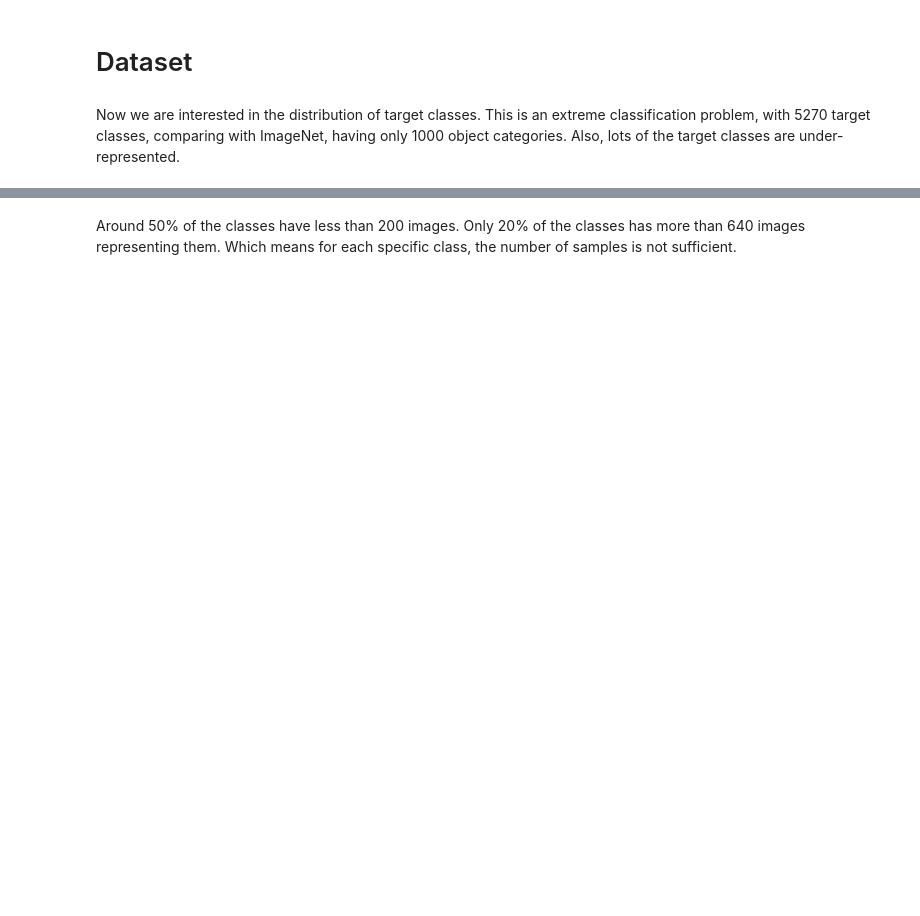
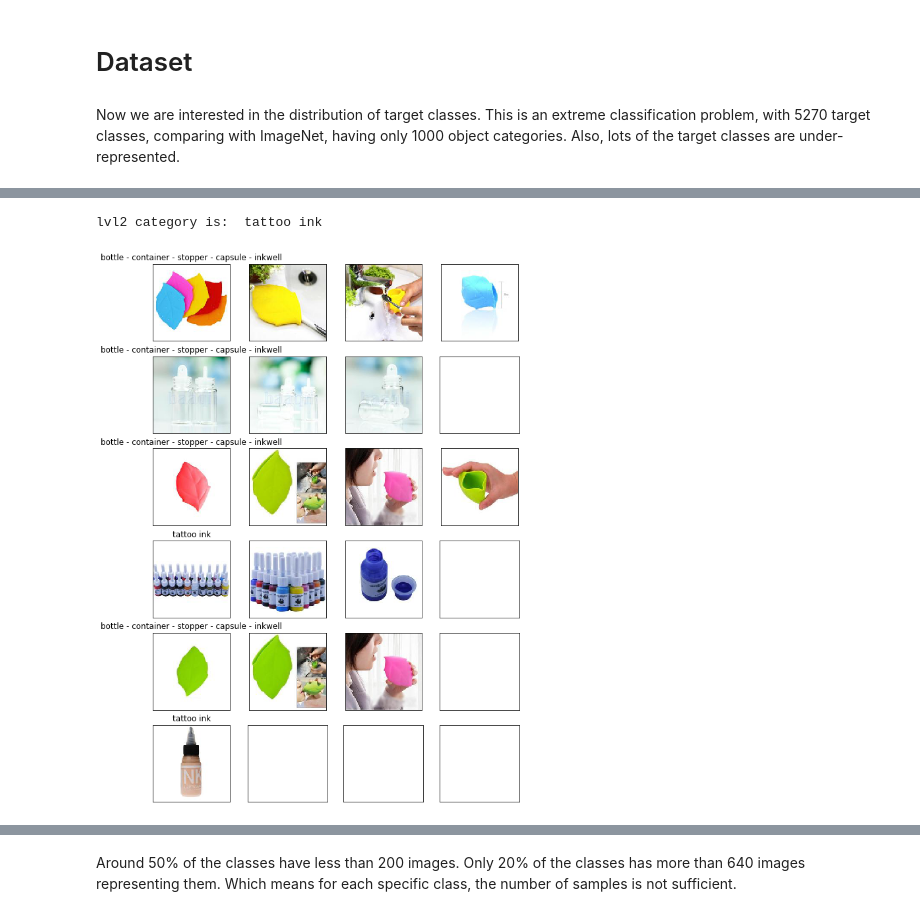
Before and after one commit to liux13/Kaggle_Cdiscount_Image_Classification, a Jupyter notebook: start.ipynb, the cells around one changed output, grey strips where cells are left out. Cells and saved outputs as stored; diff of their text form; code cells hidden in the pictures; blank space fills up the shorter version.

```diff
--- a/start.ipynb
+++ b/start.ipynb
@@ -124,0 +121,20 @@ bins = np.arange(0,2000,20)
+# %%
+lvl2_str = np.random.choice(categories_df.category_level2.unique())
+
+num_items = 6
+fig, axes = subplots(num_items, 4)
+fig.set_size_inches(2.5 * 4, 2.5*num_items)
+
+print "lvl2 category is: ", translator.translate(lvl2_str.lower(), src='fr').text
+for row in range(num_items):
+    pic, text = plot_lvl2_products(lvl2_str)
+    axes[row, 0].set_title(text)
+    for col in range(4):
+        axes[row, col].set_xticks([])
+        axes[row, col].set_yticks([])
+        sca(axes[row, col])
+        if (col < len(pic)):
+            imshow(pic[col])
+# %% [output]
+lvl2 category is:  tattoo ink
+[figure, added]
```
Also changed, not shown: parts of 47 cells of this notebook, 5 other files.
